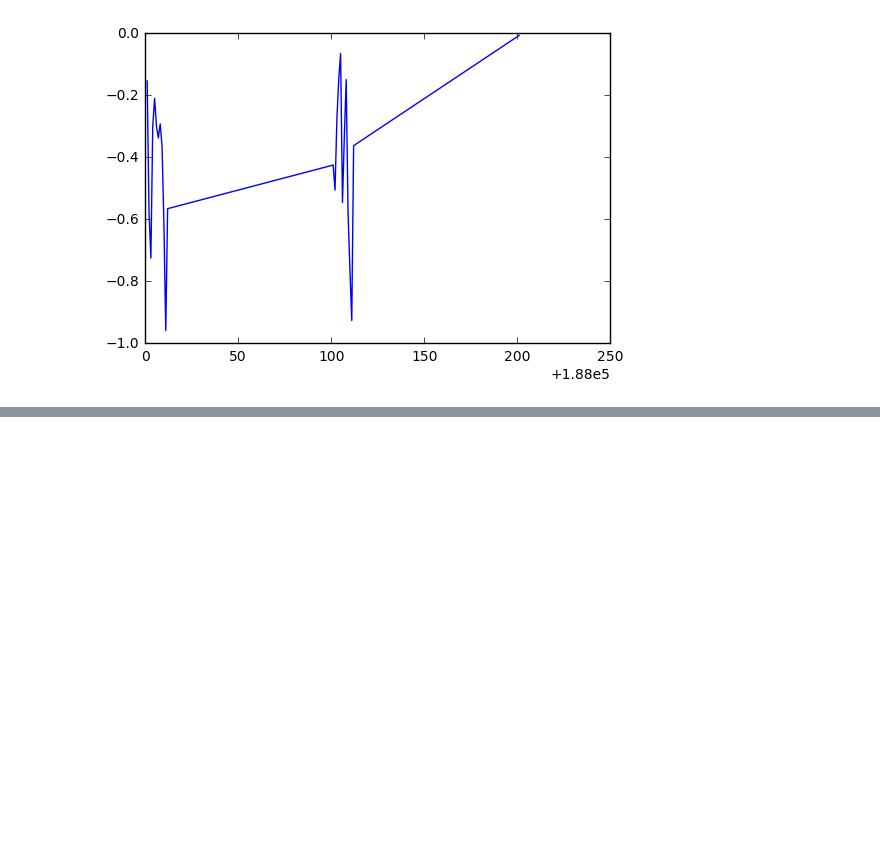
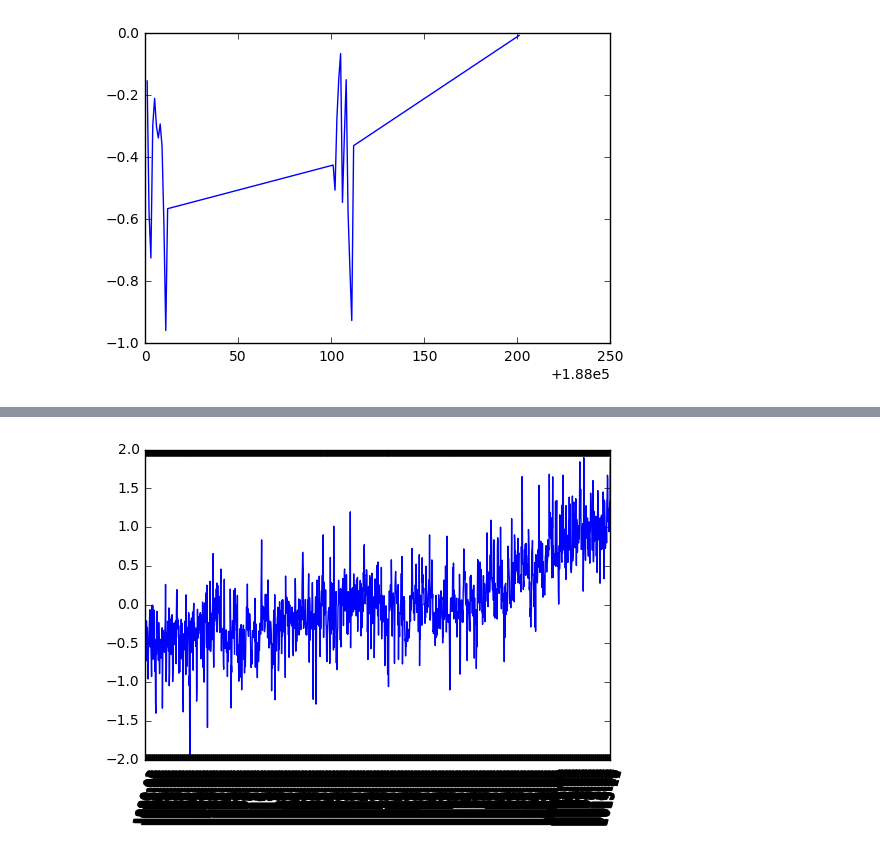
Before and after one commit to mariakathe/notebook, a Jupyter notebook: The_python_scientific_stack.ipynb, the cells around one changed output, grey strips where cells are left out. Cells and saved outputs as stored; diff of their text form; code cells hidden in the pictures; blank space fills up the shorter version.

```diff
--- a/The_python_scientific_stack.ipynb
+++ b/The_python_scientific_stack.ipynb
@@ -94,0 +119,5 @@ pyplot.plot(T_land[0:25,0], T_land[0:25,1]);
+# %%
+pyplot.xticks(dummy, date, rotation=75)
+pyplot.plot(dummy, T_land[:, 1]);
+# %% [output]
+[figure, added]
```
Also changed, not shown: parts of 10 cells of this notebook, 2 other files.
